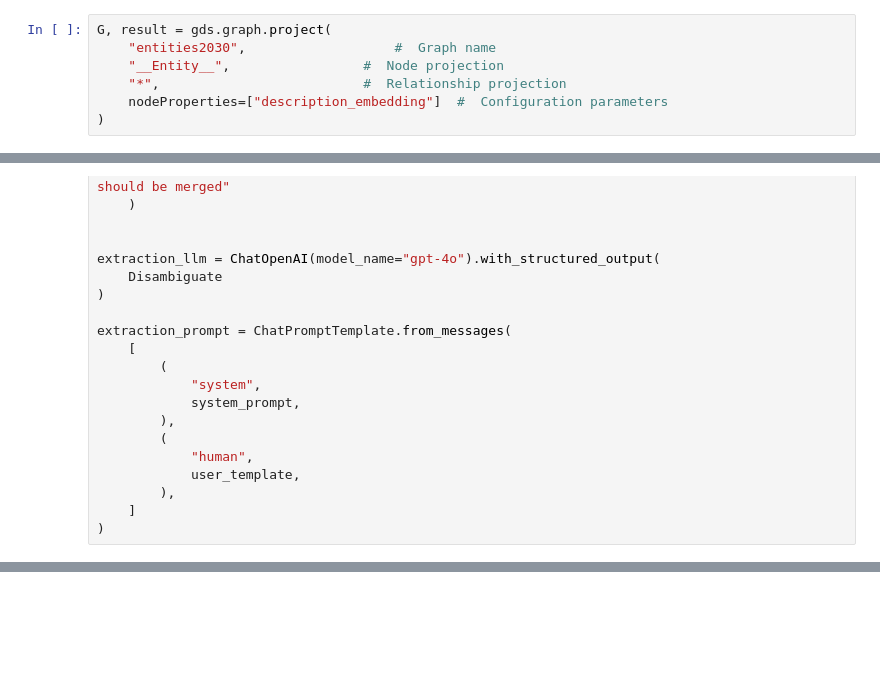
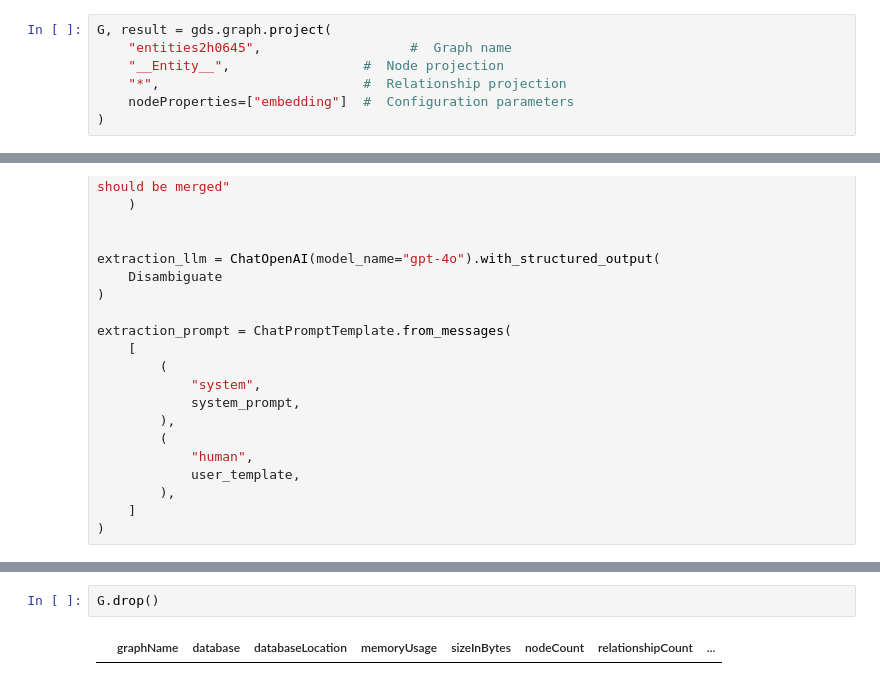
Before and after one commit to iamthomaspruyn/kg-unstructured-text, a Jupyter notebook: GraphRAG.ipynb, the cells around one changed output, grey strips where cells are left out. Drawn from its saved outputs; the diff is of its cells as text; blank space fills up the shorter version.

```diff
--- a/GraphRAG.ipynb
+++ b/GraphRAG.ipynb
@@ -307,10 +305,10 @@ gds = GraphDataScience(
 The Neo4j stoed graph is projected into an in-memory graph for faster processing and analysis. Graph algorithms are executed on the in-memory graph. The results can optionally be stored back into the Neo4j database.
 # %%
 G, result = gds.graph.project(
-    "entities2030",                   #  Graph name
+    "entities2h0645",                   #  Graph name
     "__Entity__",                 #  Node projection
     "*",                          #  Relationship projection
-    nodeProperties=["description_embedding"]  #  Configuration parameters
+    nodeProperties=["embedding"]  #  Configuration parameters
 )
 # %% [markdown]
 Creating a k-nearest graph, will create relationships between entities only if the similarity is above a cuttoff (0.95). Use the "mutate" mode of the algorithm to store results back to the projected in-memory graph instead of the knowledge graph.
@@ -445,0 +518,4 @@ extraction_prompt = ChatPromptTemplate.from_messages(
+# %%
+G.drop()
+# %% [output]
+|  | graphName | database | databaseLocation | memoryUsage | sizeInBytes | nodeCount | relationshipCount | ... |
```
Also changed, not shown: parts of 11 cells of this notebook.
